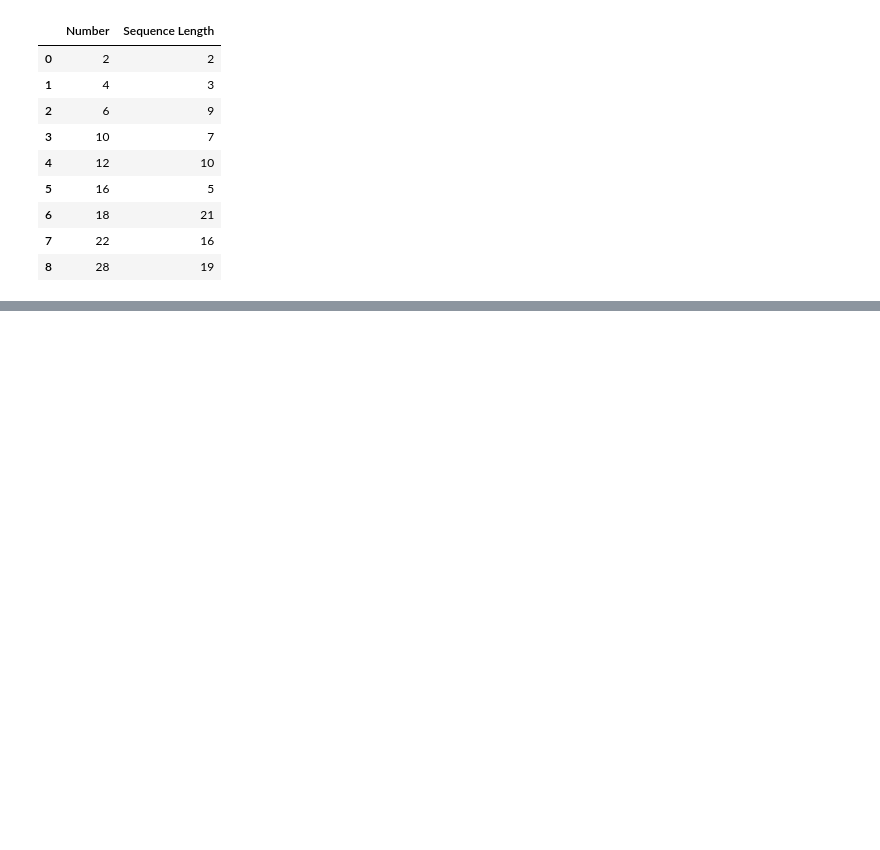
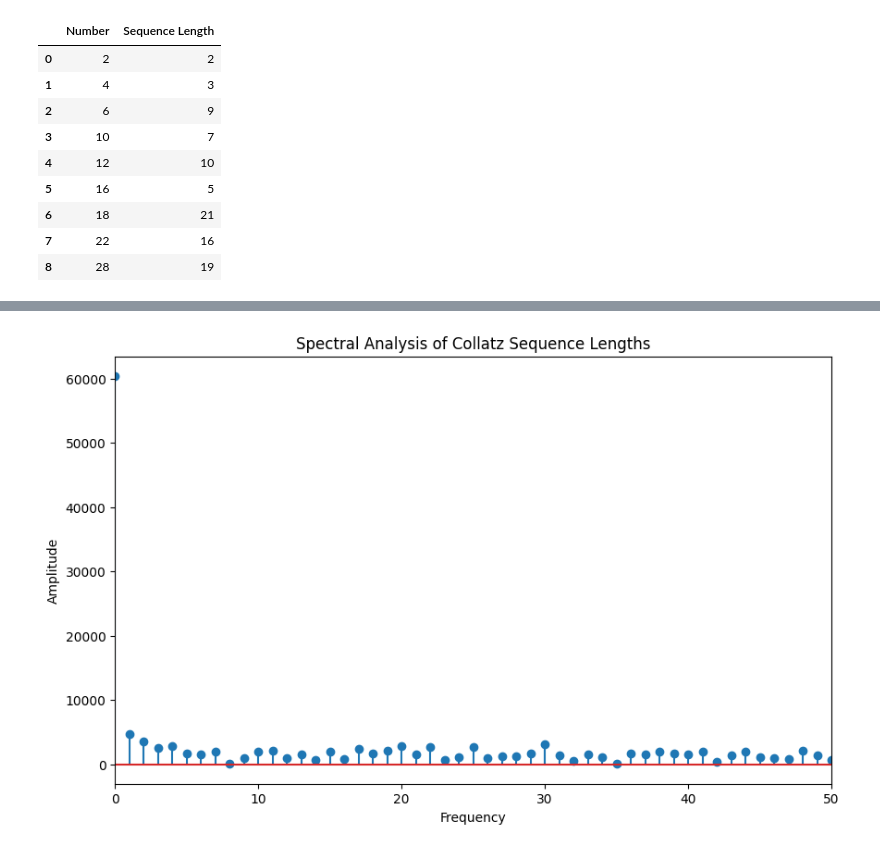
Before and after one commit to walkerjian/DailyCode, a Jupyter notebook: Code_Craft_collatz_sequence.ipynb, the cells around one changed output, grey strips where cells are left out. Saved outputs shown, nothing was run; the diff lists cells and outputs as text; code cells hidden in the pictures; blank space fills up the shorter version.

```diff
--- a/Code_Craft_collatz_sequence.ipynb
+++ b/Code_Craft_collatz_sequence.ipynb
@@ -308,0 +320,25 @@ collatz_prime_minus_one_df
+# %%
+import numpy as np
+import matplotlib.pyplot as plt
+from scipy.fft import fft
+
+# Generate Collatz sequence lengths for a range of starting numbers
+start_range = 1
+end_range = 1000
+collatz_lengths = [len(collatz_sequence(n)) for n in range(start_range, end_range)]
+
+# Perform a Fourier transform on the sequence lengths
+collatz_fft = fft(collatz_lengths)
+frequencies = np.abs(collatz_fft)
+
+# Prepare the waterfall plot
+fig, ax = plt.subplots(figsize=(10, 6))
+ax.stem(frequencies, use_line_collection=True)
+ax.set_title("Spectral Analysis of Collatz Sequence Lengths")
+ax.set_xlabel("Frequency")
+ax.set_ylabel("Amplitude")
+ax.set_xlim(0, 50)  # Show a limited range of frequencies for clarity
+
+plt.show()
+# %% [output]
+[figure, added]
```
Also changed, not shown: parts of 11 cells of this notebook.
